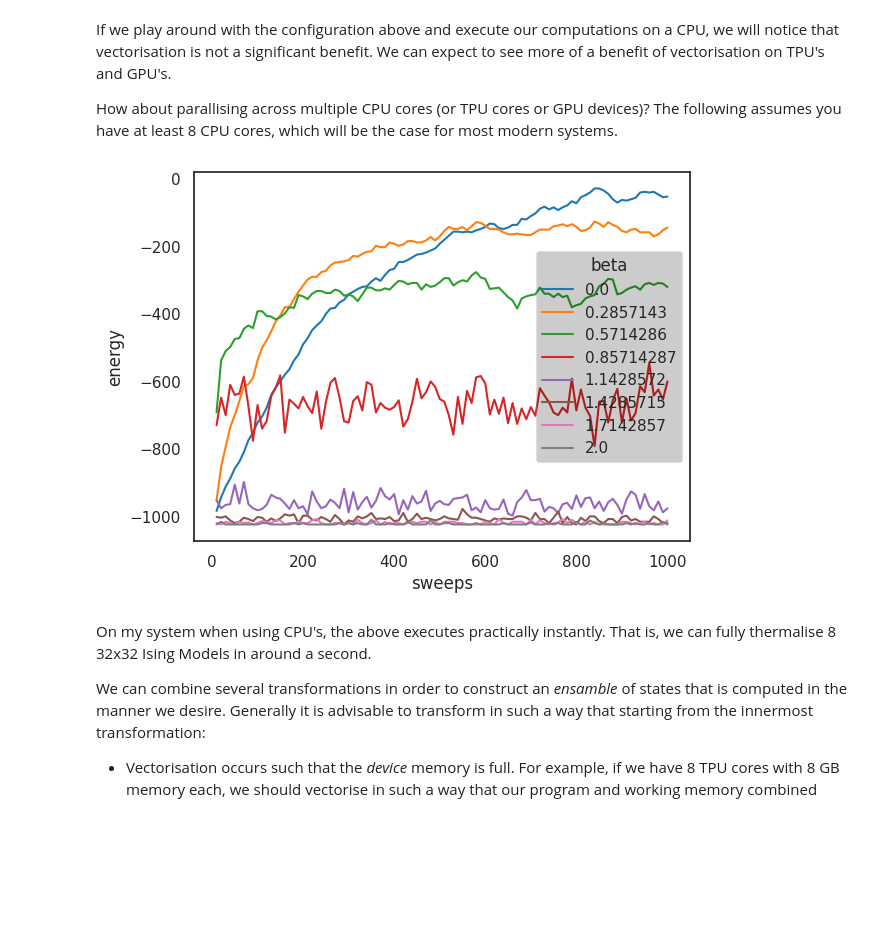
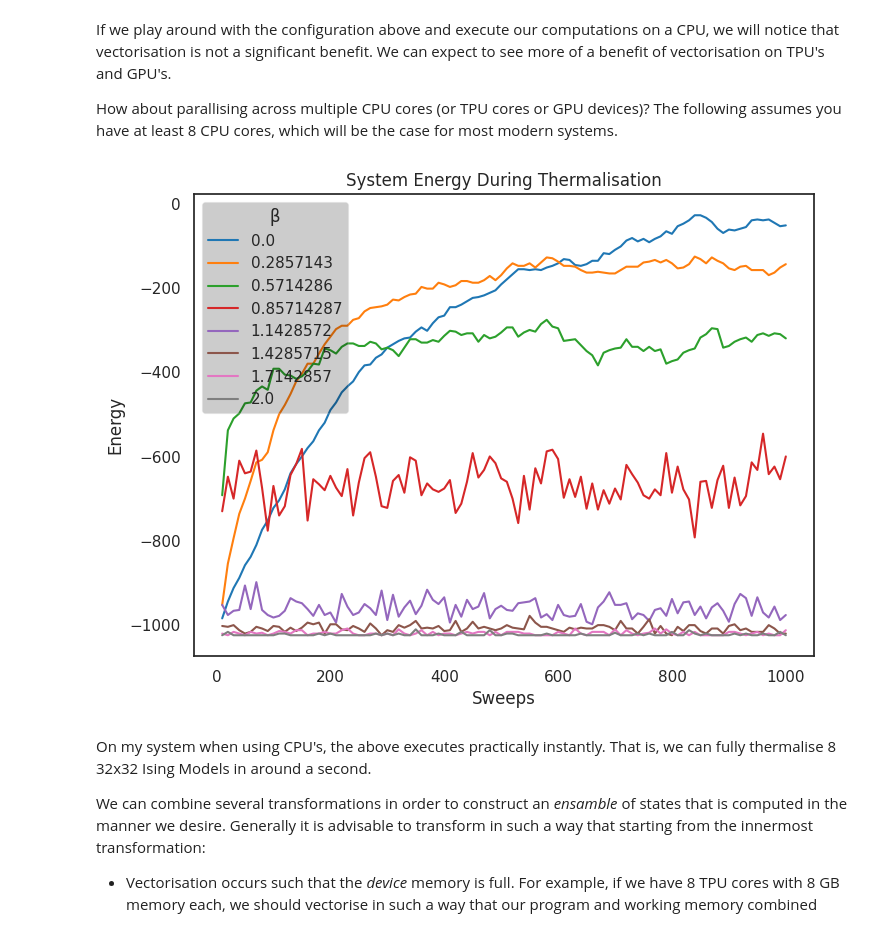
Before and after one commit to JeppeKlitgaard/Jackpot, a Jupyter notebook: report.ipynb, the cells around one changed output. Cells and saved outputs as stored; diff of their text form; code cells hidden in the pictures; blank space fills up the shorter version.

```diff
--- a/report.ipynb
+++ b/report.ipynb
@@ -1019,32 +1019,36 @@ How about parallising across multiple CPU cores (or TPU cores or GPU devices)? T
 # %%
 # Extended
 make_and_thermalise_states_parallelised = eqx.filter_pmap(
     make_and_thermalise_state, in_axes=in_axes, out_axes=0
 )
 
 # Note: For technical reasons we lose the ability to use keyword arguments
 # when using transformations
 states, measurements = make_and_thermalise_states_parallelised(
     keys,
     2,
     32,
     betas,
     ids,
     100,
     10,
     model,
     demo_wolff_algorithm,
     800,
     10,
 )
 
 _meas_df = measurements.to_df()
 meas_df = _meas_df.explode(_meas_df.columns.tolist()).infer_objects()
-plt.figure()
 
-sns.lineplot(data=meas_df, x="sweeps", y="energy", hue="beta", palette="tab10");
+plt.figure(figsize=(8, 6))
+meas_df["Energy"] = meas_df["energy"]
+meas_df["β"] = meas_df["beta"]
+meas_df["Sweeps"] = meas_df["sweeps"]
+sns.lineplot(data=meas_df, x="Sweeps", y="Energy", hue="β", palette="tab10")
+plt.title("System Energy During Thermalisation");
 # %% [output]
-[figure, old version]
+[figure, new version]
 # %% [markdown]
 On my system when using CPU's, the above executes practically instantly. That is, we can fully thermalise 8 32x32 Ising Models in around a second.
 
```
Also changed, not shown: parts of 7 cells of this notebook.
